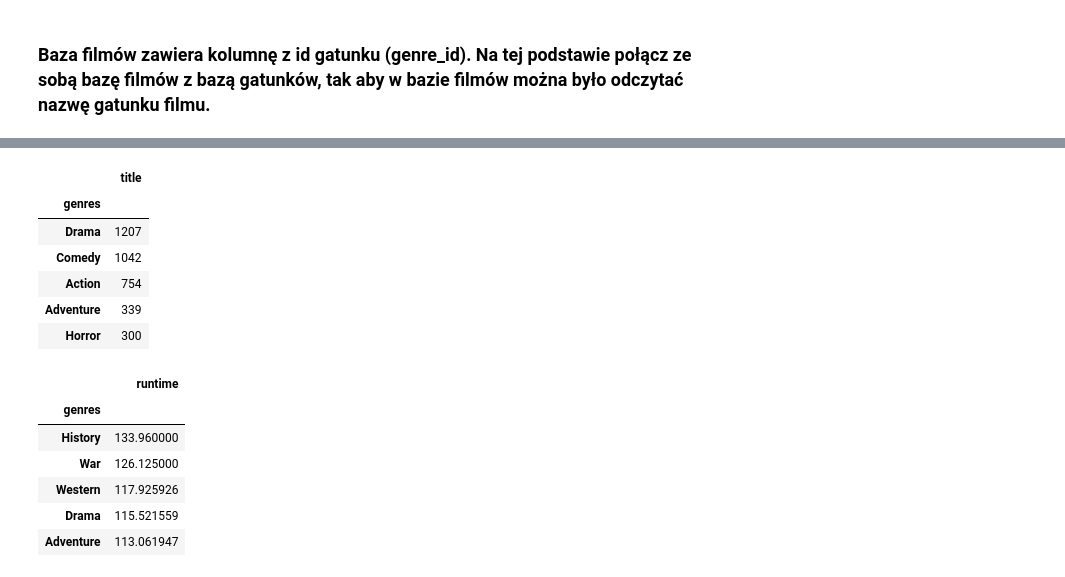
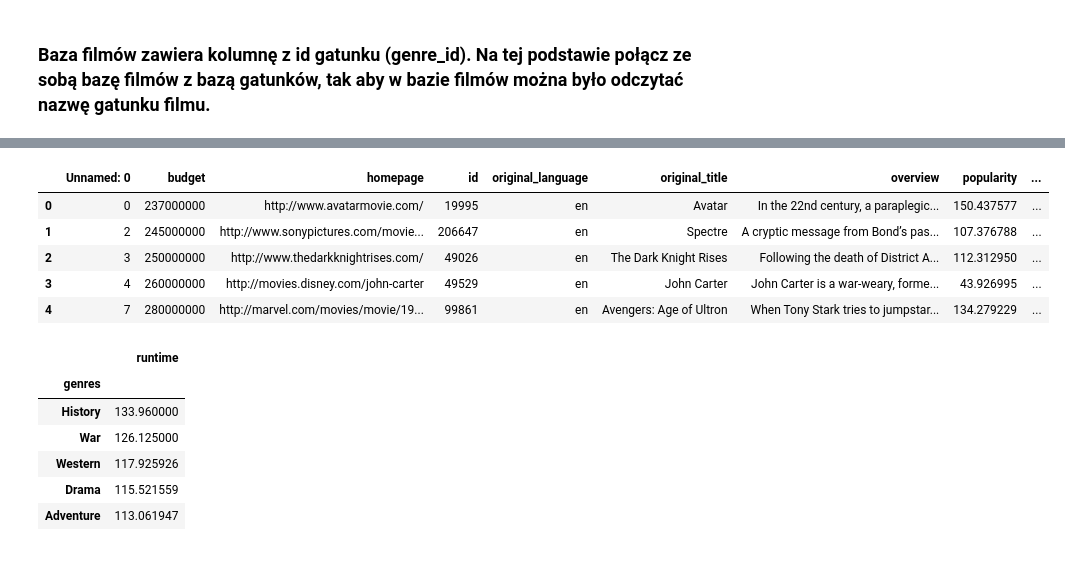
Before and after one commit to KaKaPe/analiza_danych_z_pythonem, a Jupyter notebook: Zadanie_baza_filmow.ipynb, the cells around one changed output, grey strips where cells are left out. Drawn from its saved outputs; the diff is of its cells as text; code cells hidden in the pictures.

```diff
--- a/Zadanie_baza_filmow.ipynb
+++ b/Zadanie_baza_filmow.ipynb
@@ -93,13 +79,14 @@ movgen_df.head()
-# %%
-movgen_df.groupby('genres').agg({'title': 'count'}).sort_values(by='title', ascending=False).head()
-# %% [output]
-|  | title |
-| genres |  |
-| Drama | 1207 |
-| Comedy | 1042 |
-| Action | 754 |
-| Adventure | 339 |
-| Horror | 300 |
+# %%
+genres_df.rename(columns={'Unnamed: 0': 'genre_id'}, inplace=True)
+movgen_df = movies_df.merge(genres_df, on='genre_id')
+movgen_df.head()
+# %% [output]
+|  | Unnamed: 0 | budget | homepage | id | original_language | original_title | overview | popularity | ... |
+| 0 | 0 | 237000000 | http://www.avatarmovie.com/ | 19995 | en | Avatar | In the 22nd century, a paraplegic... | 150.437577 | ... |
+| 1 | 2 | 245000000 | http://www.sonypictures.com/movie... | 206647 | en | Spectre | A cryptic message from Bond’s pas... | 107.376788 | ... |
+| 2 | 3 | 250000000 | http://www.thedarkknightrises.com/ | 49026 | en | The Dark Knight Rises | Following the death of District A... | 112.312950 | ... |
+| 3 | 4 | 260000000 | http://movies.disney.com/john-carter | 49529 | en | John Carter | John Carter is a war-weary, forme... | 43.926995 | ... |
+| 4 | 7 | 280000000 | http://marvel.com/movies/movie/19... | 99861 | en | Avengers: Age of Ultron | When Tony Stark tries to jumpstar... | 134.279229 | ... |
 # %%
 movgen_df.groupby('genres').agg({'runtime': 'mean'}).sort_values(by='runtime', ascending=False).head()
 # %% [output]
```
Also changed, not shown: parts of 3 cells of this notebook.
